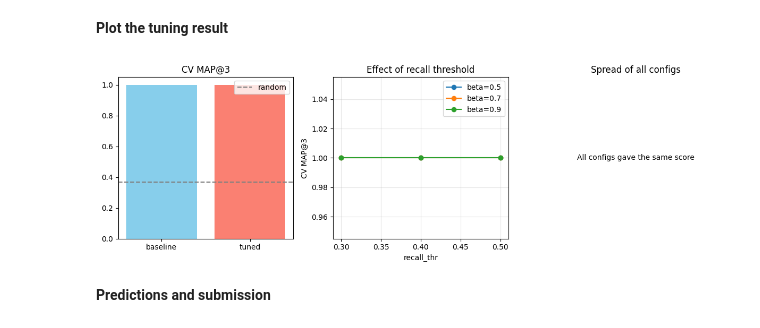
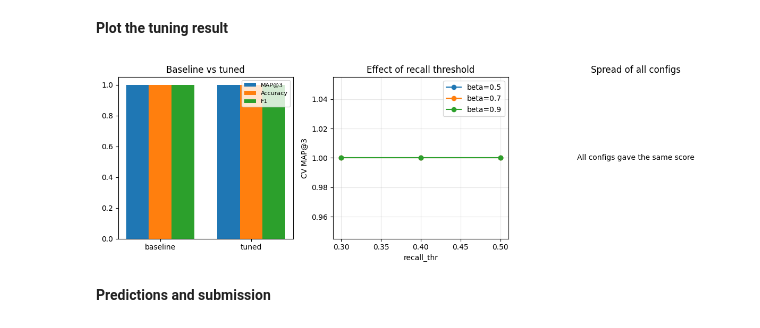
Before and after one commit to 22f1000828/DL-22f1000828-notebook-t22026, a Jupyter notebook: kaggle_notebook.ipynb, the cells around one changed output. Saved outputs shown, nothing was run; the diff lists cells and outputs as text; code cells hidden in the pictures.

Commit message:
Kaggle Notebook | DL-22f1000828-notebook-t22026 | Version 57

```diff
--- a/kaggle_notebook.ipynb
+++ b/kaggle_notebook.ipynb
@@ -271,7 +272,7 @@ def combined_sim(qw, qc, rw, rc):
 
 
 def predict_baseline(sim_word, ref_labels, row):
-    # simple version: vote using word similarity only
+
     order = np.argsort(sim_word)[::-1][:30]
 
     votes = np.zeros(5)
@@ -343,6 +344,17 @@ def map3(true_idx, pred_lists):
                 total += 1.0 / (i + 1)
                 break
     return total / len(true_idx)
+
+
+def all_metrics(true_idx, pred_lists):
+    # the rank 1 prediction is the predicted class, so accuracy and F1 both work here.
+    # I compute the same 3 metrics as my neural notebooks so the models are comparable.
+    rank1 = [p[0] for p in pred_lists]
+    return {
+        "acc": accuracy_score(true_idx, rank1),
+        "f1": f1_score(true_idx, rank1, average='macro'),
+        "map3": map3(true_idx, pred_lists)
+    }
 # %% [markdown]
 **Cross validation and tuning**
 # %%
@@ -498,38 +565,41 @@ Run summary:
 plt.figure(figsize=(12, 4))
 
 plt.subplot(1, 3, 1)
-plt.bar(['baseline', 'tuned'], [baseline_cv, new_cv], color=['skyblue', 'salmon'])
-plt.axhline(0.3667, color='gray', linestyle='--', label='random')
-plt.title("CV MAP@3")
-plt.legend()
+x = np.arange(2)
+plt.bar(x - 0.25, [baseline_cv, new_cv], width=0.25, label='MAP@3')
+plt.bar(x, [baseline_acc, best_acc], width=0.25, label='Accuracy')
+plt.bar(x + 0.25, [baseline_f1, best_f1], width=0.25, label='F1')
+plt.xticks(x, ['baseline', 'tuned'])
+plt.title("Baseline vs tuned")
+plt.legend(fontsize=8)
 
 plt.subplot(1, 3, 2)
 for beta in sorted(results_df['beta'].unique()):
     sub = results_df[results_df['beta'] == beta].sort_values('recall_thr')
     grouped = sub.groupby('recall_thr')['cv_map3'].mean()
     plt.plot(grouped.index, grouped.values, marker='o', label="beta=" + str(beta))
 plt.title("Effect of recall threshold")
 plt.xlabel("recall_thr")
 plt.ylabel("CV MAP@3")
 plt.legend()
 plt.grid(True, alpha=0.3)
 
 plt.subplot(1, 3, 3)
 # if every config gives the same score the histogram would fail, so I check first
 if results_df['cv_map3'].nunique() > 1:
     plt.hist(results_df['cv_map3'], bins=20, color='skyblue', edgecolor='white')
     plt.title("Spread of all configs")
     plt.xlabel("CV MAP@3")
     plt.ylabel("Count")
 else:
     plt.text(0.5, 0.5, "All configs gave the same score", ha='center', va='center')
     plt.title("Spread of all configs")
     plt.axis('off')
 
 plt.tight_layout()
 plt.show()
 # %% [output]
-[figure, old version]
+[figure, new version]
 # %% [markdown]
 **Predictions and submission**
 # %%
```
Also changed, not shown: parts of 6 cells of this notebook.
